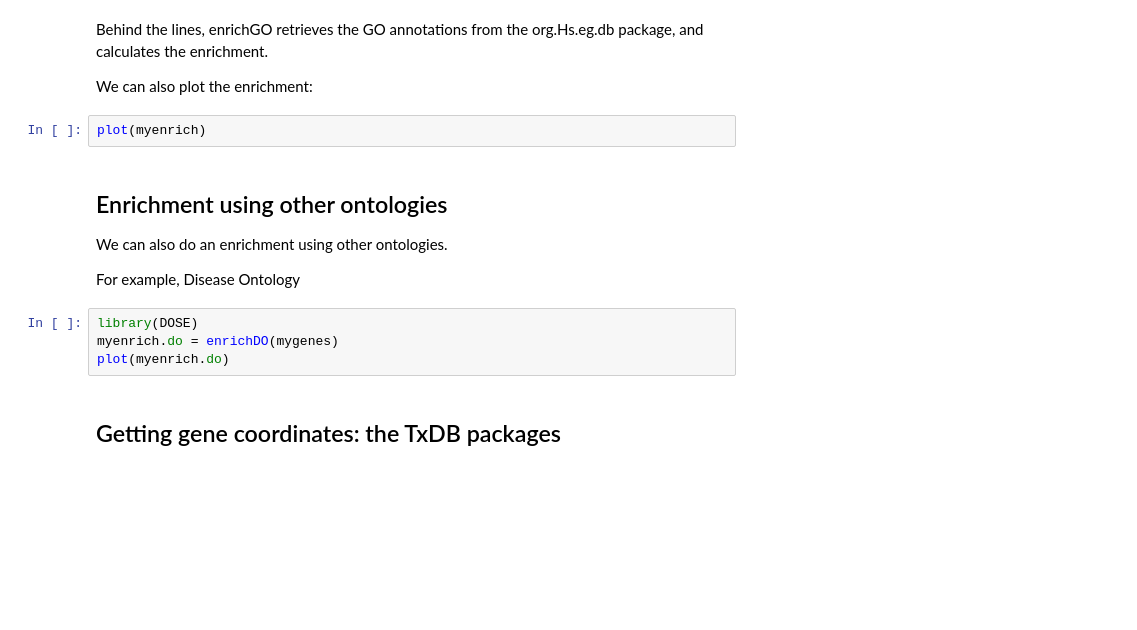
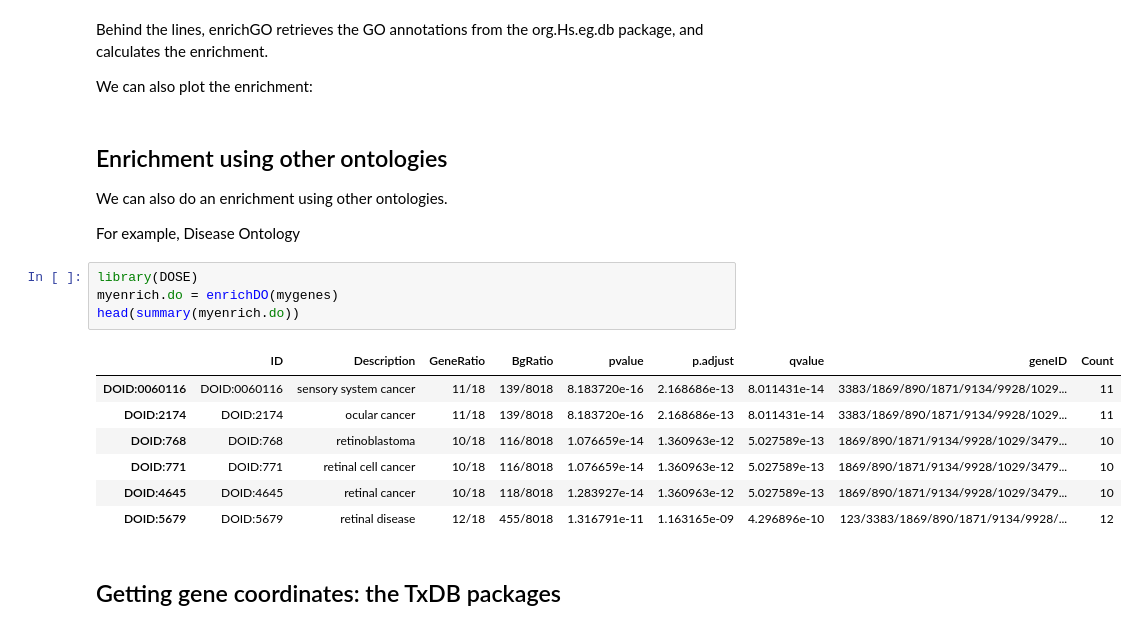
Before and after one commit to dalloliogm/belgrade_unix_intro, a Jupyter notebook: PEB Bioconductor workshop.ipynb, the cells around one changed output. Drawn from its saved outputs; the diff is of its cells as text; blank space fills up the shorter version.

```diff
--- a/PEB Bioconductor workshop.ipynb
+++ b/PEB Bioconductor workshop.ipynb
@@ -163,8 +170,6 @@ summary(myenrich)
 Behind the lines, enrichGO retrieves the GO annotations from the org.Hs.eg.db package, and calculates the enrichment.
 
 We can also plot the enrichment:
-# %%
-plot(myenrich)
 # %% [markdown]
 ## Enrichment using other ontologies
 
@@ -174,7 +179,15 @@ For example, Disease Ontology
 # %%
 library(DOSE)
 myenrich.do = enrichDO(mygenes)
-plot(myenrich.do)
+head(summary(myenrich.do))
+# %% [output]
+|  | ID | Description | GeneRatio | BgRatio | pvalue | p.adjust | qvalue | geneID | Count |
+| DOID:0060116 | DOID:0060116 | sensory system cancer | 11/18 | 139/8018 | 8.183720e-16 | 2.168686e-13 | 8.011431e-14 | 3383/1869/890/1871/9134/9928/1029... | 11 |
+| DOID:2174 | DOID:2174 | ocular cancer | 11/18 | 139/8018 | 8.183720e-16 | 2.168686e-13 | 8.011431e-14 | 3383/1869/890/1871/9134/9928/1029... | 11 |
+| DOID:768 | DOID:768 | retinoblastoma | 10/18 | 116/8018 | 1.076659e-14 | 1.360963e-12 | 5.027589e-13 | 1869/890/1871/9134/9928/1029/3479... | 10 |
+| DOID:771 | DOID:771 | retinal cell cancer | 10/18 | 116/8018 | 1.076659e-14 | 1.360963e-12 | 5.027589e-13 | 1869/890/1871/9134/9928/1029/3479... | 10 |
+| DOID:4645 | DOID:4645 | retinal cancer | 10/18 | 118/8018 | 1.283927e-14 | 1.360963e-12 | 5.027589e-13 | 1869/890/1871/9134/9928/1029/3479... | 10 |
+| DOID:5679 | DOID:5679 | retinal disease | 12/18 | 455/8018 | 1.316791e-11 | 1.163165e-09 | 4.296896e-10 | 123/3383/1869/890/1871/9134/9928/... | 12 |
 # %% [markdown]
 
 ## Getting gene coordinates: the TxDB packages
```
Also changed, not shown: parts of 3 cells of this notebook.
